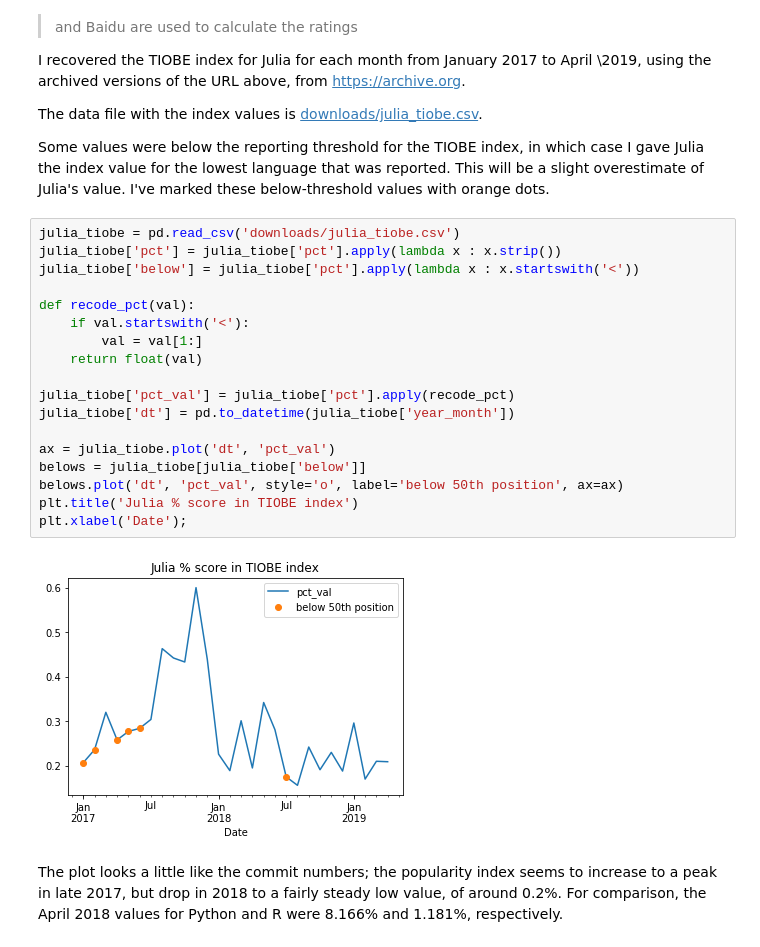
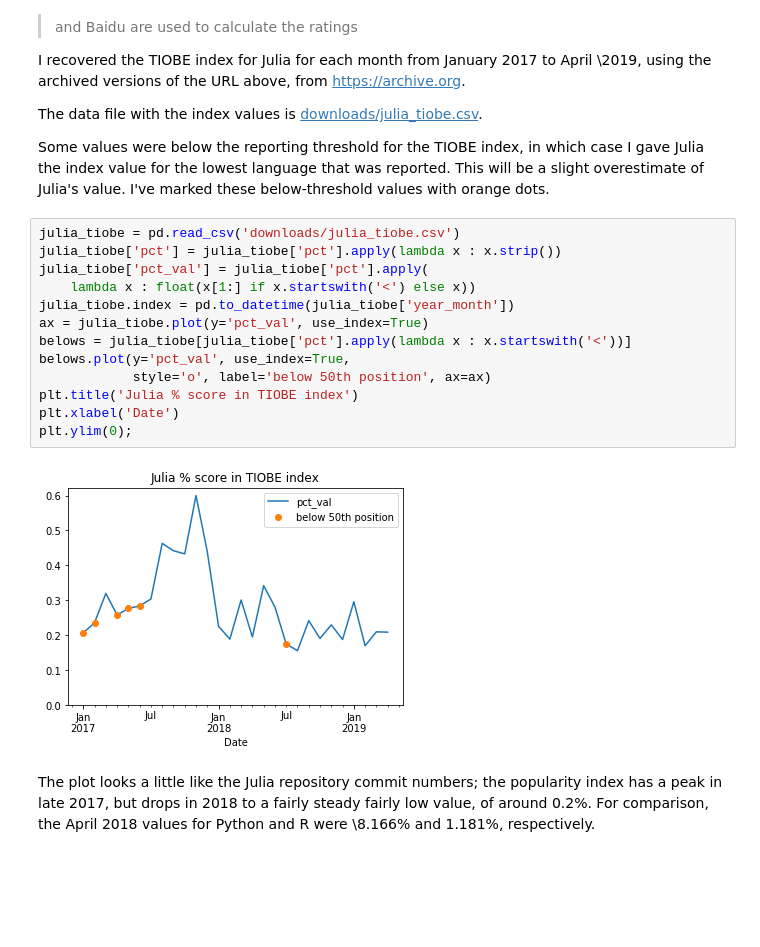
Before and after one commit to matthew-brett/asterisk-blog, a Jupyter notebook: content/hows-julia.ipynb, the cells around one changed output. Cells and saved outputs as stored; diff of their text form; blank space fills up the shorter version.

```diff
--- a/content/hows-julia.ipynb
+++ b/content/hows-julia.ipynb
@@ -163,26 +192,21 @@ Some values were below the reporting threshold for the TIOBE index, in which cas
 # %%
 julia_tiobe = pd.read_csv('downloads/julia_tiobe.csv')
 julia_tiobe['pct'] = julia_tiobe['pct'].apply(lambda x : x.strip())
-julia_tiobe['below'] = julia_tiobe['pct'].apply(lambda x : x.startswith('<'))
-
-def recode_pct(val):
-    if val.startswith('<'):
-        val = val[1:]
-    return float(val)
-
-julia_tiobe['pct_val'] = julia_tiobe['pct'].apply(recode_pct)
-julia_tiobe['dt'] = pd.to_datetime(julia_tiobe['year_month'])
-
-ax = julia_tiobe.plot('dt', 'pct_val')
-belows = julia_tiobe[julia_tiobe['below']]
-belows.plot('dt', 'pct_val', style='o', label='below 50th position', ax=ax)
+julia_tiobe['pct_val'] = julia_tiobe['pct'].apply(
+    lambda x : float(x[1:] if x.startswith('<') else x))
+julia_tiobe.index = pd.to_datetime(julia_tiobe['year_month'])
+ax = julia_tiobe.plot(y='pct_val', use_index=True)
+belows = julia_tiobe[julia_tiobe['pct'].apply(lambda x : x.startswith('<'))]
+belows.plot(y='pct_val', use_index=True,
+            style='o', label='below 50th position', ax=ax)
 plt.title('Julia % score in TIOBE index')
-plt.xlabel('Date');
+plt.xlabel('Date')
+plt.ylim(0);
 # %% [output]
-[figure, old version]
+[figure, new version]
 # %% [markdown]
-The plot looks a little like the commit numbers; the popularity index seems to
-increase to a peak in late 2017, but drop in 2018 to a fairly steady low value,
-of around 0.2%.  For comparison, the April 2018 values for Python and R were
-8.166% and 1.181%, respectively.
+The plot looks a little like the Julia repository commit numbers; the popularity index has
+a peak in late 2017, but drops in 2018 to a fairly steady fairly low value, of
+around 0.2%.  For comparison, the April 2018 values for Python and R were
+\8.166% and 1.181%, respectively.
 # %% [markdown]
```
Also changed, not shown: parts of 19 cells of this notebook, 6 other files.
